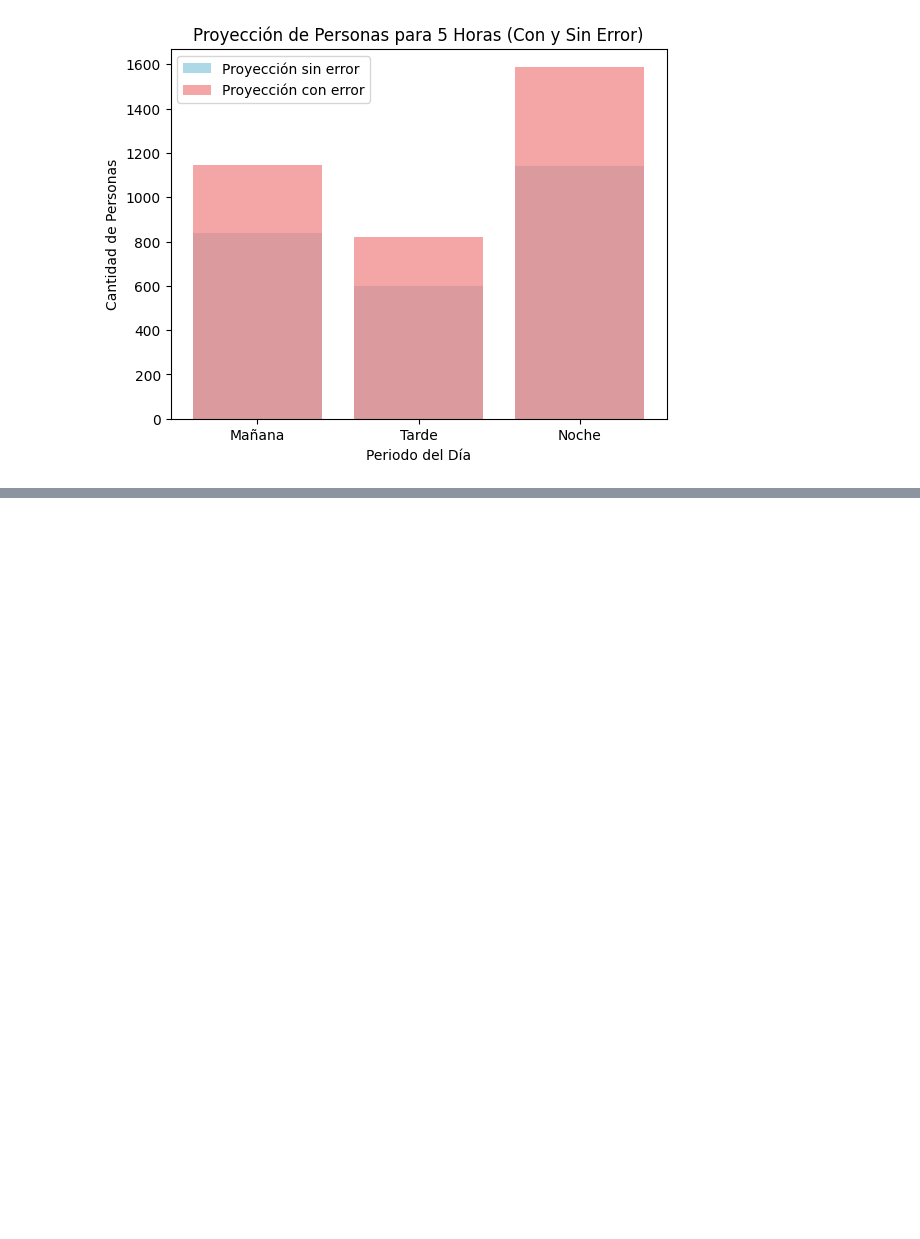
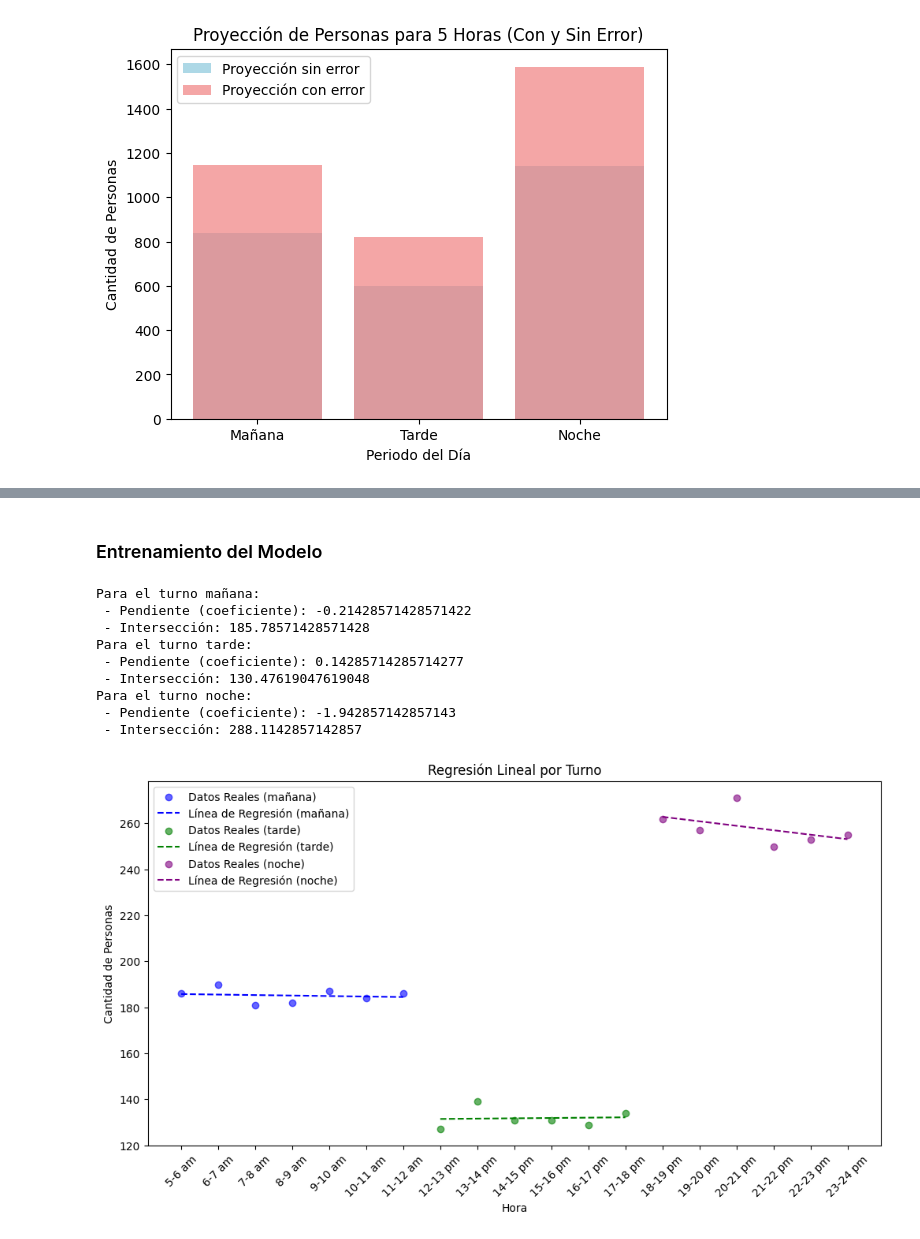
Before and after one commit to GabrielBarrientos99/deteccion_objetos_pixeles, a Jupyter notebook: prediccion.ipynb, the cells around one changed output, grey strips where cells are left out. Drawn from its saved outputs; the diff is of its cells as text; code cells hidden in the pictures; blank space fills up the shorter version.

```diff
--- a/prediccion.ipynb
+++ b/prediccion.ipynb
@@ -355,0 +372,74 @@ x = np.arange(len(proyecciones_h))  # Posiciones en el eje X
+# %% [markdown]
+### Entrenamiento del Modelo
+# %%
+from sklearn.linear_model import LinearRegression
+import numpy as np
+import pandas as pd
+import matplotlib.pyplot as plt
+
+# Crear el DataFrame con los datos
+data = pd.DataFrame({
+    'x': x,  # Valores del eje X (horas)
+    'y': y,  # Valores del eje Y (cantidad de personas)
+    'turno': hue  # Categoría para la variable 'turno'
+})
+
+# Crear una figura
+plt.figure(figsize=(12, 6))
+
+# Colores diferentes para cada turno
+colors = {'mañana': 'blue', 'tarde': 'green', 'noche': 'purple'}
+
+modelos = []
+
+# Hacer regresión lineal por cada 'turno'
+for turno in data['turno'].unique():
+    # Filtrar los datos por cada turno
+    datos_turno = data[data['turno'] == turno]
+
+    # Convertir los datos de x e y a formato numpy
+    x_turno = np.array(datos_turno['x']).reshape(-1, 1)  # X necesita ser 2D para sklearn
+    y_turno = np.array(datos_turno['y'])
+
+    # Ajustar el modelo de regresión lineal
+    modelo = LinearRegression()
+    modelo.fit(x_turno, y_turno)
+
+    # Guardar el modelo en la lista
+    modelos.append(modelo)
+
+    # Obtener los coeficientes
+    pendiente = modelo.coef_[0]
+    interseccion = modelo.intercept_
+
+    print(f"Para el turno {turno}:")
+    print(f" - Pendiente (coeficiente): {pendiente}")
+    print(f" - Intersección: {interseccion}")
+
+    # Graficar los puntos reales
+    plt.scatter(x_turno, y_turno, color=colors[turno], label=f'Datos Reales ({turno})', alpha=0.6)
+
+    # Graficar la línea de regresión
+    plt.plot(x_turno, modelo.predict(x_turno), color=colors[turno], label=f'Línea de Regresión ({turno})', linestyle='--')
+
+
+# Configurar los ticks y la rotación de las etiquetas del eje X
+plt.xticks(x, proyecciones_h.keys(), rotation=45)
+
+# Añadir etiquetas y título
+plt.title('Regresión Lineal por Turno')
+plt.xlabel('Hora')
+plt.ylabel('Cantidad de Personas')
+plt.legend()
+plt.show()
+# %% [output]
+Para el turno mañana:
+ - Pendiente (coeficiente): -0.21428571428571422
+ - Intersección: 185.78571428571428
+Para el turno tarde:
+ - Pendiente (coeficiente): 0.14285714285714277
+ - Intersección: 130.47619047619048
+Para el turno noche:
+ - Pendiente (coeficiente): -1.942857142857143
+ - Intersección: 288.1142857142857
+[figure, added]
```
Also changed, not shown: parts of 13 cells of this notebook.
